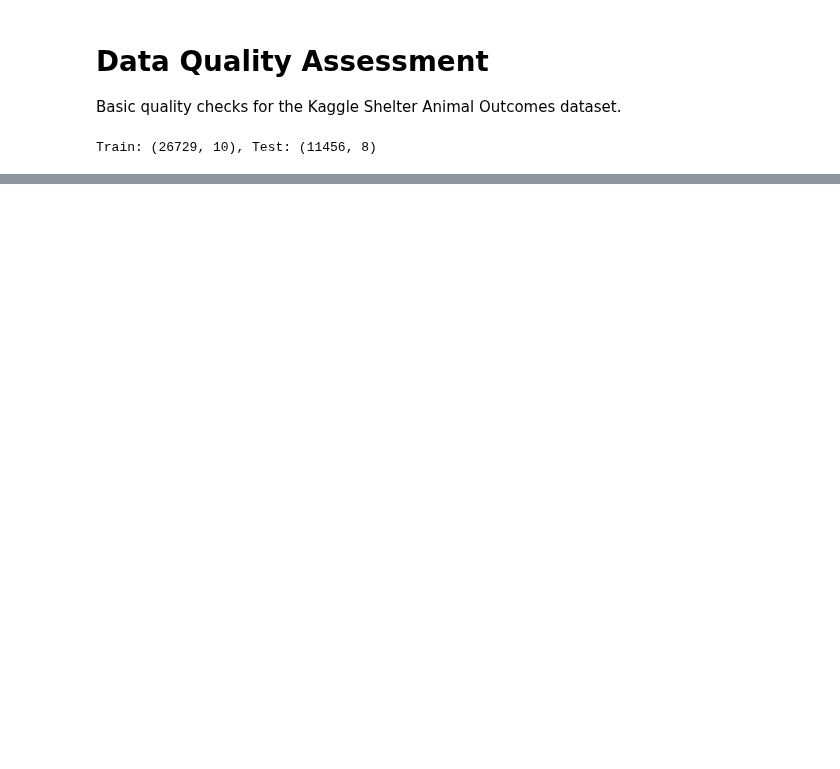
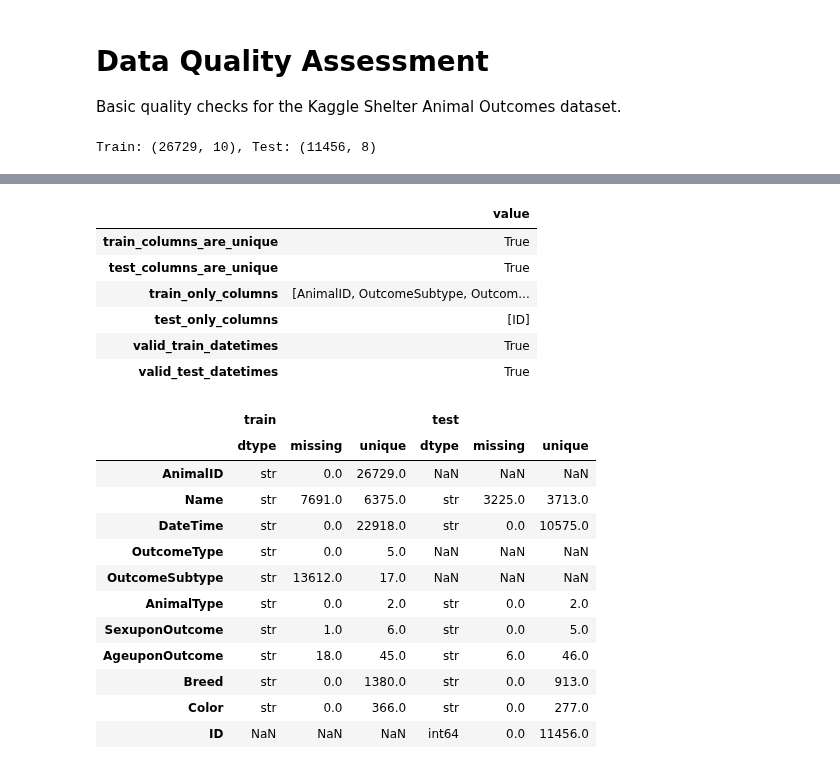
Before and after one commit to lego111Aron/shelter-animal-outcome-prediction, a Jupyter notebook: data_quality.ipynb, the cells around one changed output, grey strips where cells are left out. Drawn from its saved outputs; the diff is of its cells as text; code cells hidden in the pictures; blank space fills up the shorter version.

```diff
--- a/data_quality.ipynb
+++ b/data_quality.ipynb
@@ -144,0 +153,39 @@ PosixPath('output/data_quality_missing_values.png')
+# %%
+# Format Consistency
+format_summary = pd.concat({
+    "train": summarize_format(train),
+    "test": summarize_format(test),
+}, axis=1)
+train_only_columns = sorted(set(train.columns) - set(test.columns))
+test_only_columns = sorted(set(test.columns) - set(train.columns))
+format_checks = pd.Series({
+    "train_columns_are_unique": train.columns.is_unique,
+    "test_columns_are_unique": test.columns.is_unique,
+    "train_only_columns": train_only_columns,
+    "test_only_columns": test_only_columns,
+    "valid_train_datetimes": pd.to_datetime(train["DateTime"], errors="coerce").notna().all(),
+    "valid_test_datetimes": pd.to_datetime(test["DateTime"], errors="coerce").notna().all(),
+}, name="value")
+display(format_checks.to_frame())
+display(format_summary)
+# %% [output]
+|  | value |
+| train_columns_are_unique | True |
+| test_columns_are_unique | True |
+| train_only_columns | [AnimalID, OutcomeSubtype, Outcom... |
+| test_only_columns | [ID] |
+| valid_train_datetimes | True |
+| valid_test_datetimes | True |
+|  | train |  |  | test |  |  |
+|  | dtype | missing | unique | dtype | missing | unique |
+| AnimalID | str | 0.0 | 26729.0 | NaN | NaN | NaN |
+| Name | str | 7691.0 | 6375.0 | str | 3225.0 | 3713.0 |
+| DateTime | str | 0.0 | 22918.0 | str | 0.0 | 10575.0 |
+| OutcomeType | str | 0.0 | 5.0 | NaN | NaN | NaN |
+| OutcomeSubtype | str | 13612.0 | 17.0 | NaN | NaN | NaN |
+| AnimalType | str | 0.0 | 2.0 | str | 0.0 | 2.0 |
+| SexuponOutcome | str | 1.0 | 6.0 | str | 0.0 | 5.0 |
+| AgeuponOutcome | str | 18.0 | 45.0 | str | 6.0 | 46.0 |
+| Breed | str | 0.0 | 1380.0 | str | 0.0 | 913.0 |
+| Color | str | 0.0 | 366.0 | str | 0.0 | 277.0 |
+| ID | NaN | NaN | NaN | int64 | 0.0 | 11456.0 |
```
Also changed, not shown: parts of 12 cells of this notebook, 3 other files.
